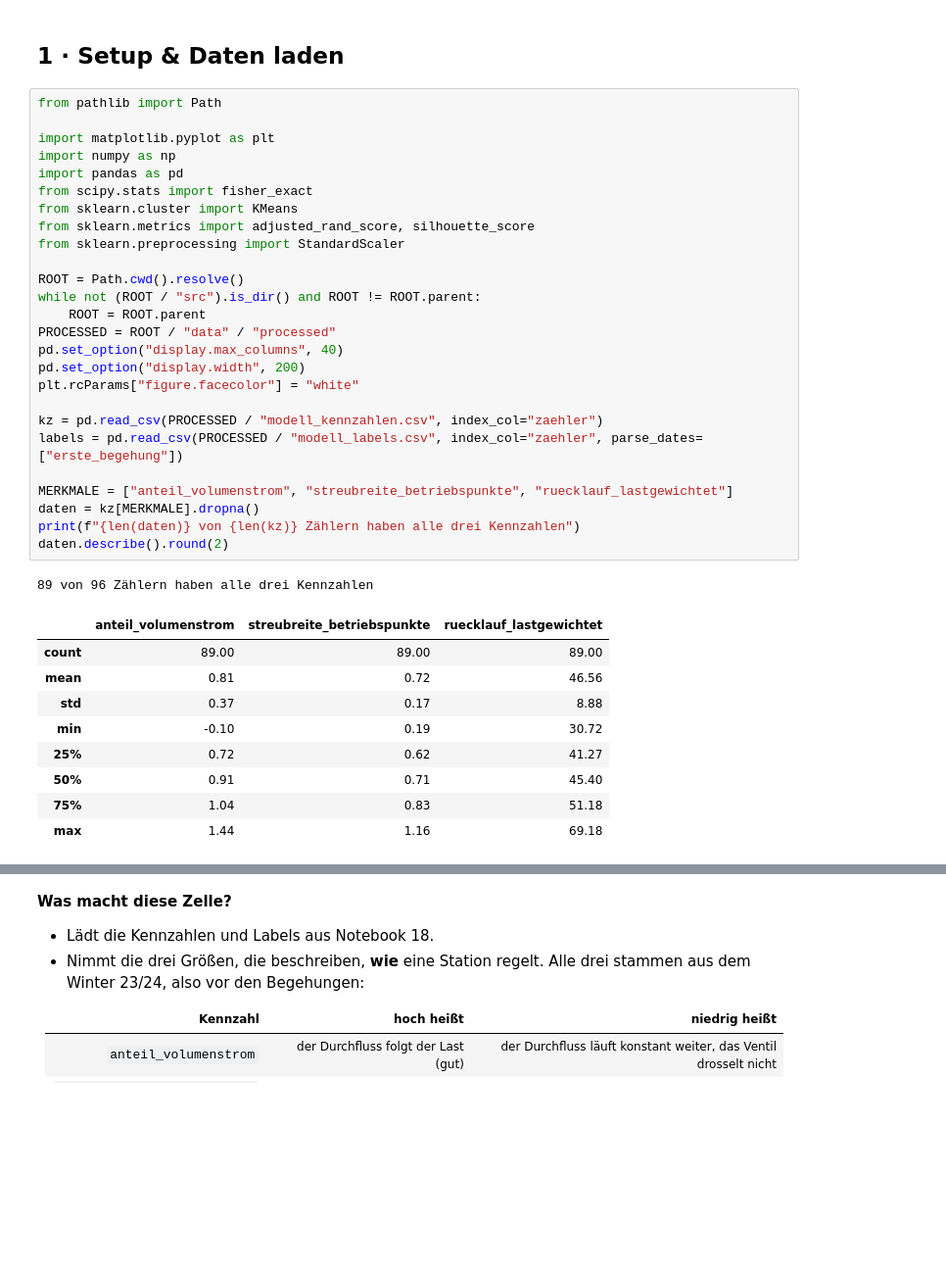
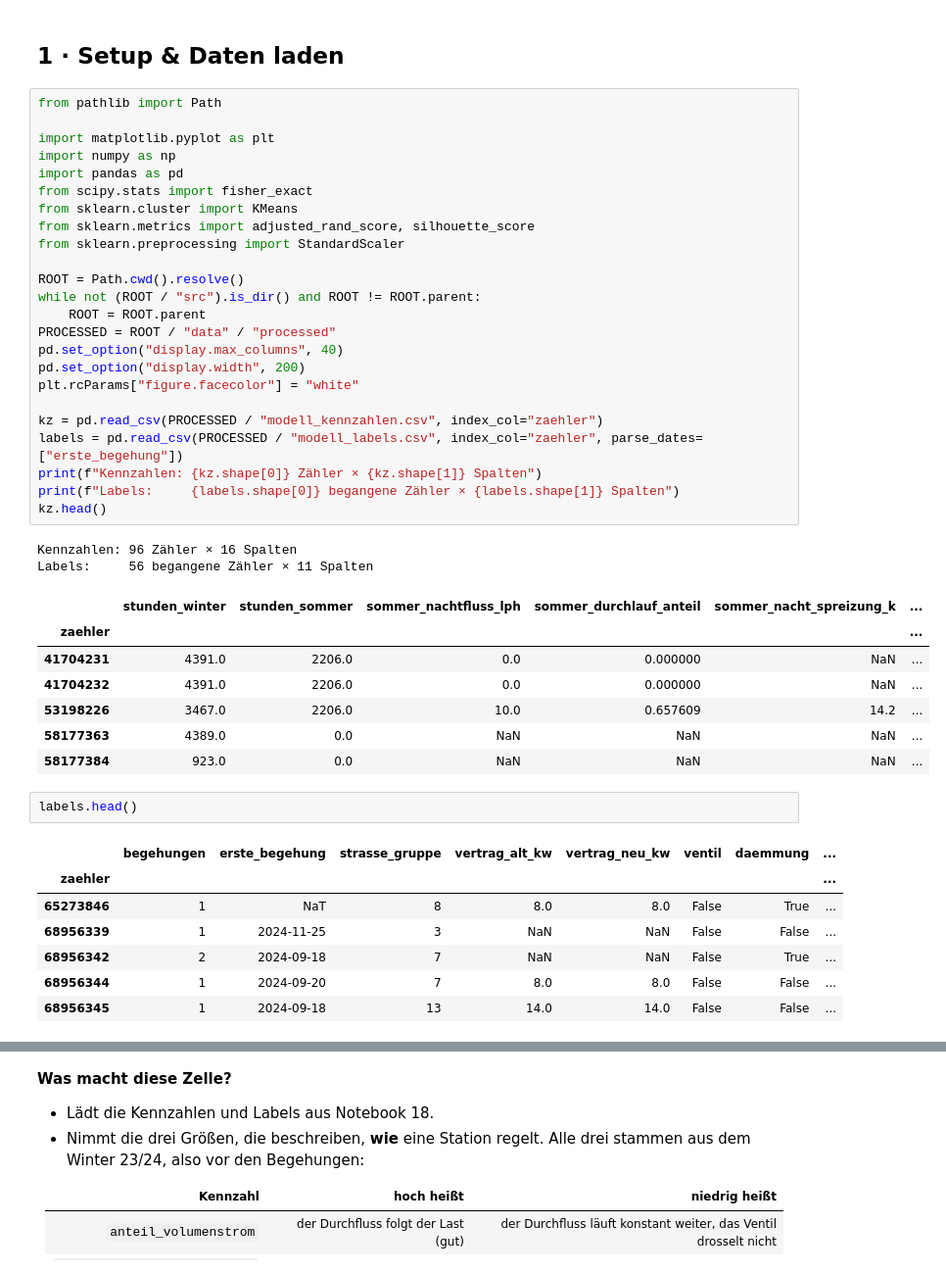
Before and after one commit to ivelinayna/projektseminar, a Jupyter notebook: notebooks/19_kmeans_einstufung_folie5.ipynb, the cells around one changed output, grey strips where cells are left out. Shown at 98% size. Saved outputs shown, nothing was run; the diff lists cells and outputs as text; blank space fills up the shorter version.

Commit message:
Notebook 19: Datenansicht und Einordnung gegen die früheren Clusterungen

```diff
--- a/notebooks/19_kmeans_einstufung_folie5.ipynb
+++ b/notebooks/19_kmeans_einstufung_folie5.ipynb
@@ -31,37 +43,44 @@ sind, ist dafür zweitrangig; entscheidend ist Abschnitt 6 und 7.
 # %%
 from pathlib import Path
 
 import matplotlib.pyplot as plt
 import numpy as np
 import pandas as pd
 from scipy.stats import fisher_exact
 from sklearn.cluster import KMeans
 from sklearn.metrics import adjusted_rand_score, silhouette_score
 from sklearn.preprocessing import StandardScaler
 
 ROOT = Path.cwd().resolve()
 while not (ROOT / "src").is_dir() and ROOT != ROOT.parent:
     ROOT = ROOT.parent
 PROCESSED = ROOT / "data" / "processed"
 pd.set_option("display.max_columns", 40)
 pd.set_option("display.width", 200)
 plt.rcParams["figure.facecolor"] = "white"
 
 kz = pd.read_csv(PROCESSED / "modell_kennzahlen.csv", index_col="zaehler")
 labels = pd.read_csv(PROCESSED / "modell_labels.csv", index_col="zaehler", parse_dates=["erste_begehung"])
-
-MERKMALE = ["anteil_volumenstrom", "streubreite_betriebspunkte", "ruecklauf_lastgewichtet"]
-daten = kz[MERKMALE].dropna()
-print(f"{len(daten)} von {len(kz)} Zählern haben alle drei Kennzahlen")
-daten.describe().round(2)
+print(f"Kennzahlen: {kz.shape[0]} Zähler × {kz.shape[1]} Spalten")
+print(f"Labels:     {labels.shape[0]} begangene Zähler × {labels.shape[1]} Spalten")
+kz.head()
 # %% [output]
-89 von 96 Zählern haben alle drei Kennzahlen
+Kennzahlen: 96 Zähler × 16 Spalten
+Labels:     56 begangene Zähler × 11 Spalten
-|  | anteil_volumenstrom | streubreite_betriebspunkte | ruecklauf_lastgewichtet |
-| count | 89.00 | 89.00 | 89.00 |
-| mean | 0.81 | 0.72 | 46.56 |
-| std | 0.37 | 0.17 | 8.88 |
-| min | -0.10 | 0.19 | 30.72 |
-| 25% | 0.72 | 0.62 | 41.27 |
-| 50% | 0.91 | 0.71 | 45.40 |
-| 75% | 1.04 | 0.83 | 51.18 |
-| max | 1.44 | 1.16 | 69.18 |
+|  | stunden_winter | stunden_sommer | sommer_nachtfluss_lph | sommer_durchlauf_anteil | sommer_nacht_spreizung_k | ... |
+| zaehler |  |  |  |  |  | ... |
+| 41704231 | 4391.0 | 2206.0 | 0.0 | 0.000000 | NaN | ... |
+| 41704232 | 4391.0 | 2206.0 | 0.0 | 0.000000 | NaN | ... |
+| 53198226 | 3467.0 | 2206.0 | 10.0 | 0.657609 | 14.2 | ... |
+| 58177363 | 4389.0 | 0.0 | NaN | NaN | NaN | ... |
+| 58177384 | 923.0 | 0.0 | NaN | NaN | NaN | ... |
+# %%
+labels.head()
+# %% [output]
+|  | begehungen | erste_begehung | strasse_gruppe | vertrag_alt_kw | vertrag_neu_kw | ventil | daemmung | ... |
+| zaehler |  |  |  |  |  |  |  | ... |
+| 65273846 | 1 | NaT | 8 | 8.0 | 8.0 | False | True | ... |
+| 68956339 | 1 | 2024-11-25 | 3 | NaN | NaN | False | False | ... |
+| 68956342 | 2 | 2024-09-18 | 7 | NaN | NaN | False | True | ... |
+| 68956344 | 1 | 2024-09-20 | 7 | 8.0 | 8.0 | False | False | ... |
+| 68956345 | 1 | 2024-09-18 | 13 | 14.0 | 14.0 | False | False | ... |
```
Also changed, not shown: parts of 3 cells of this notebook.
